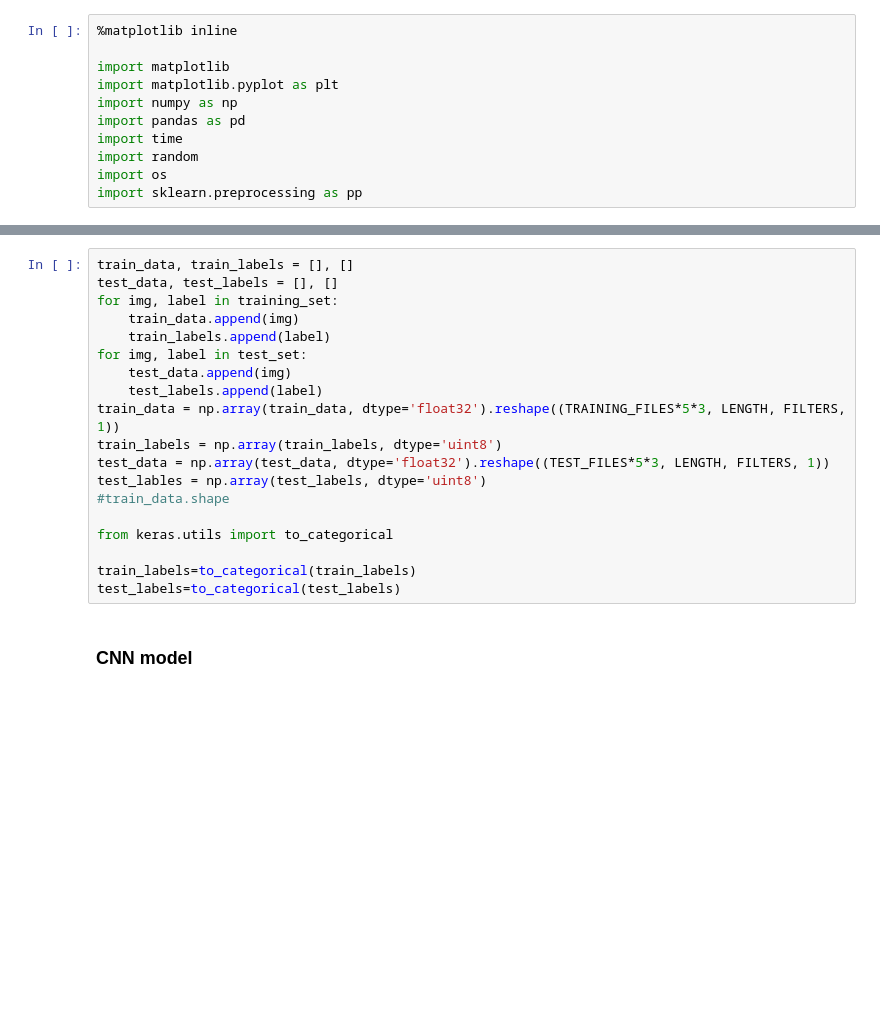
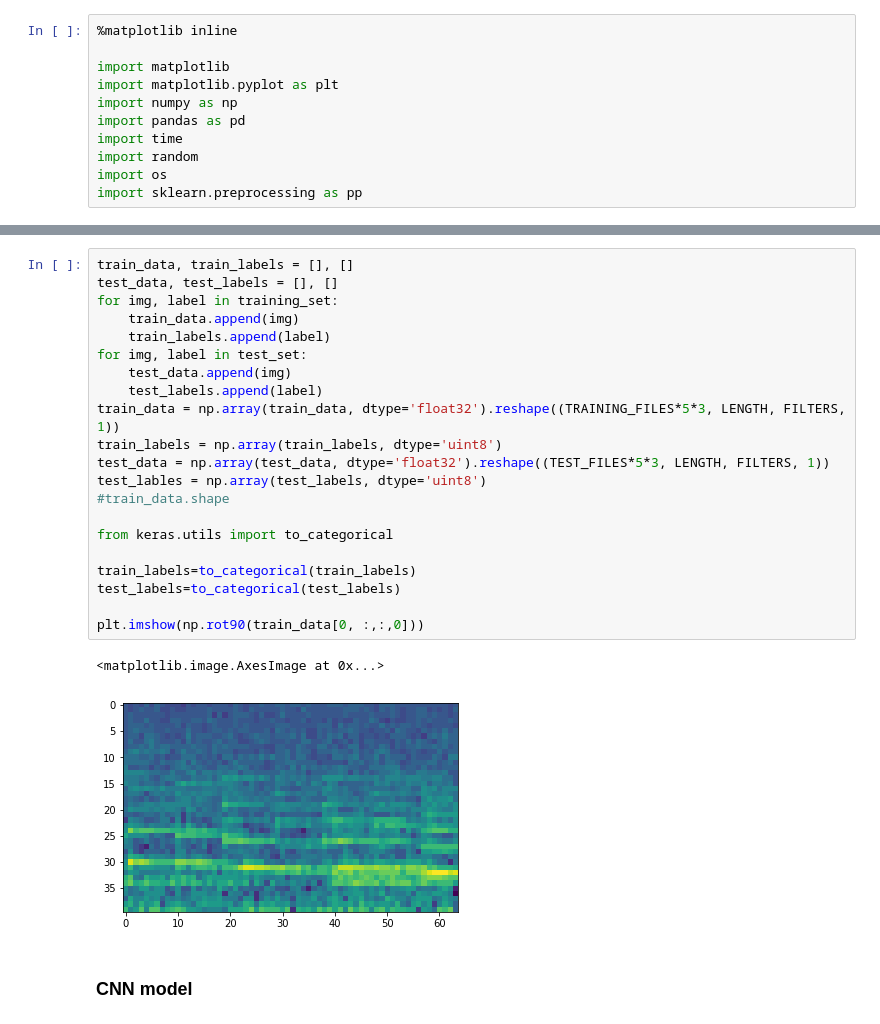
Before and after one commit to araobp/acoustic-features, a Jupyter notebook: tensorflow/CNN_for_AED.ipynb, the cells around one changed output, grey strips where cells are left out. Cells and saved outputs as stored; diff of their text form; blank space fills up the shorter version.

```diff
--- a/tensorflow/CNN_for_AED.ipynb
+++ b/tensorflow/CNN_for_AED.ipynb
@@ -108,22 +110,27 @@ for k,v in data_set.items():
 # %%
 train_data, train_labels = [], []
 test_data, test_labels = [], []
 for img, label in training_set:
     train_data.append(img)
     train_labels.append(label)
 for img, label in test_set:
     test_data.append(img)
     test_labels.append(label)
 train_data = np.array(train_data, dtype='float32').reshape((TRAINING_FILES*5*3, LENGTH, FILTERS, 1))
 train_labels = np.array(train_labels, dtype='uint8')
 test_data = np.array(test_data, dtype='float32').reshape((TEST_FILES*5*3, LENGTH, FILTERS, 1))
 test_lables = np.array(test_labels, dtype='uint8')
 #train_data.shape
 
 from keras.utils import to_categorical
 
 train_labels=to_categorical(train_labels)
 test_labels=to_categorical(test_labels)
+
+plt.imshow(np.rot90(train_data[0, :,:,0]))
+# %% [output]
+<matplotlib.image.AxesImage at 0x...>
+[figure, added]
 # %% [markdown]
 ### CNN model
 # %%
```
Also changed, not shown: parts of 10 cells of this notebook, 12 other files.
